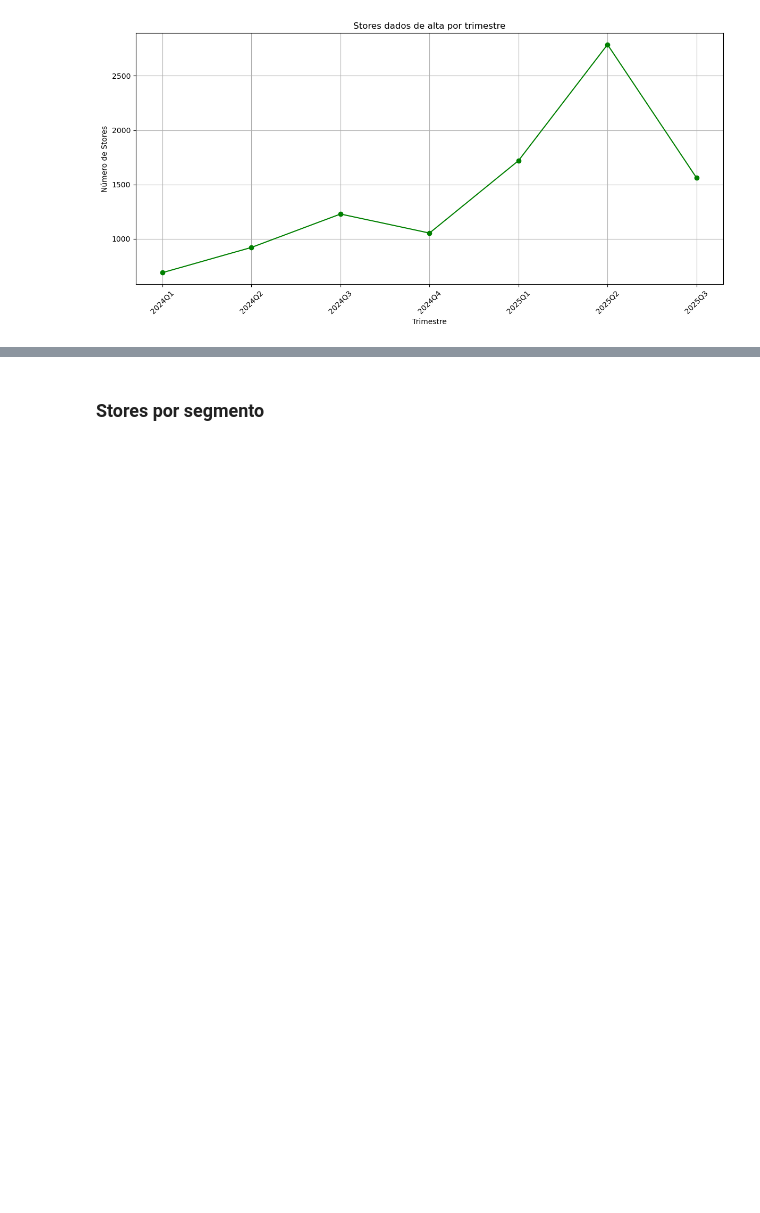
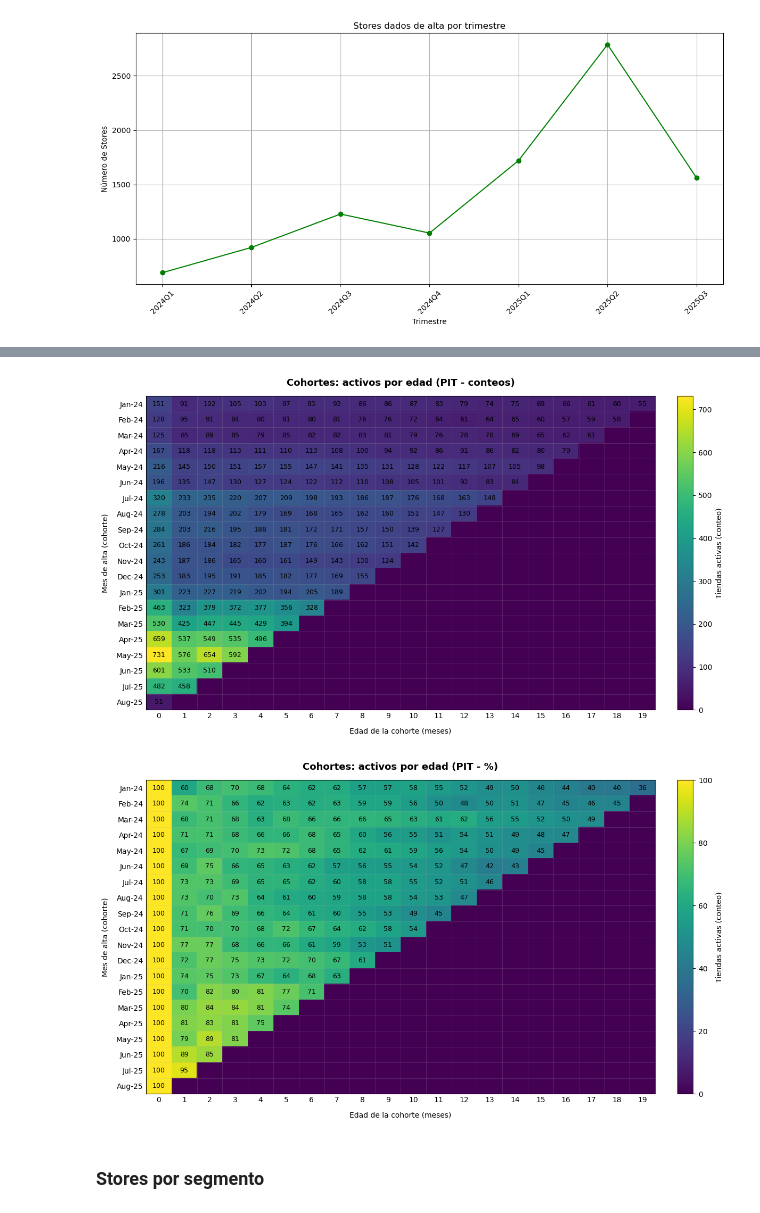
Before and after one commit to Dannamk17/churn-bite, a Jupyter notebook: churn_bite_eda.ipynb, the cells around one changed output, grey strips where cells are left out. Saved outputs shown, nothing was run; the diff lists cells and outputs as text; code cells hidden in the pictures; blank space fills up the shorter version.

```diff
--- a/churn_bite_eda.ipynb
+++ b/churn_bite_eda.ipynb
@@ -459,0 +700,17 @@ See the caveats in the documentation: https://pandas.pydata.org/pandas-docs/stab
+# %%
+matrix = build_cohort_counts_matrix(
+    stores,
+    stages,
+    store_id_col="store_id",
+    created_col="created_date",
+    lifecycle_col="STORE_STAGE_LIFECYCLE",
+    year_col="year",
+    month_col="month",
+    min_cohort_size=10,  # opcional
+)
+plot_cohort_heatmap_counts(matrix, title="Cohortes: activos por edad (PIT - conteos)")
+
+# Si querés proporciones:
+rates = counts_to_rates(matrix) * 100
+plot_cohort_heatmap_counts(rates.round(0), title="Cohortes: activos por edad (PIT - %)")
+# %% [output]
@@ -460,3 +721,5 @@ See the caveats in the documentation: https://pandas.pydata.org/pandas-docs/stab
+[figure, added]
+[figure, added]
 # %% [markdown]
 ### Stores por segmento
 # %%
```
Also changed, not shown: parts of 20 cells of this notebook.
